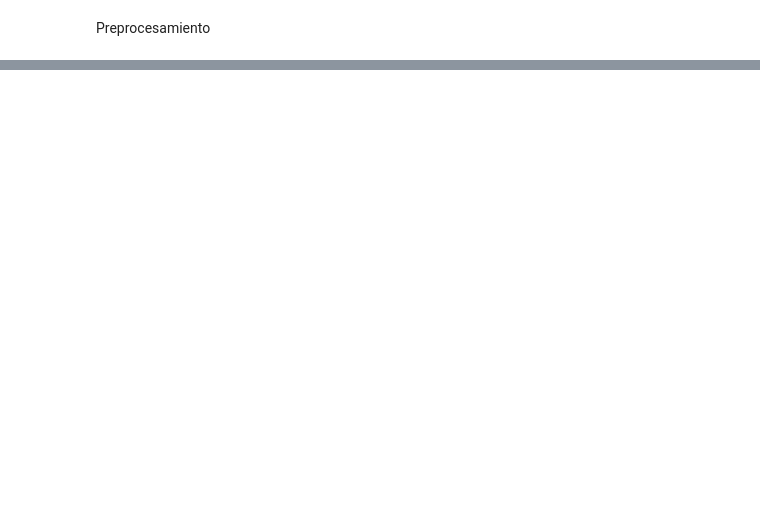
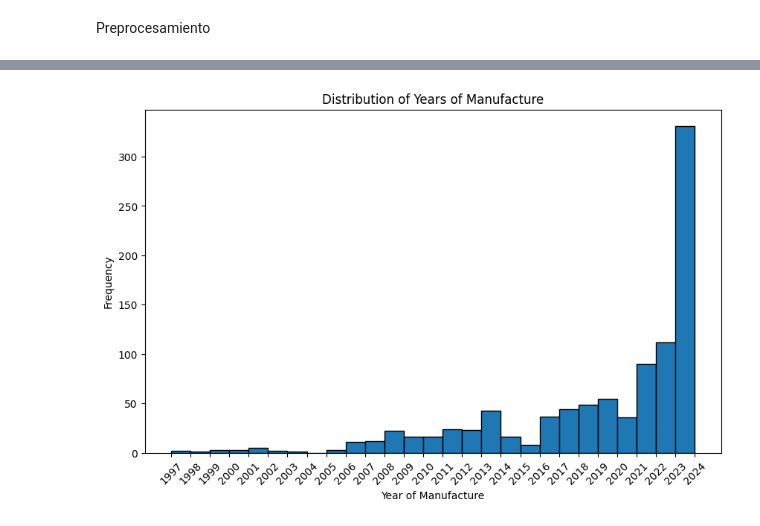
Before and after one commit to toiaalynch/machineLearningTP1, a Jupyter notebook: notebook/Entrega.ipynb, the cells around one changed output, grey strips where cells are left out. Cells and saved outputs as stored; diff of their text form; code cells hidden in the pictures; blank space fills up the shorter version.

```diff
--- a/notebook/Entrega.ipynb
+++ b/notebook/Entrega.ipynb
@@ -28,0 +31,18 @@ np.savetxt('../data/processed/toyota_test_processed.csv', test_data, delimiter='
+# %%
+import matplotlib.pyplot as plt
+
+# Define the range of years (from the minimum to the maximum year in your data)
+min_year = int(min(data[:, 1].astype(float)))
+max_year = int(max(data[:, 1].astype(float)))
+
+# Plot histogram for years of manufacture with exact year bins
+plt.figure(figsize=(10, 6))
+plt.hist(data[:, 1].astype(float), bins=range(min_year, max_year + 1), edgecolor='black', align='mid')  # 'year' is at index 1
+plt.title('Distribution of Years of Manufacture')
+plt.xlabel('Year of Manufacture')
+plt.ylabel('Frequency')
+plt.xticks(range(min_year, max_year + 1), rotation=45)  # Ensure all years are labeled on the x-axis
+
+plt.show()
+# %% [output]
+[figure, added]
```
Also changed, not shown: parts of 13 cells of this notebook, 3 other files.
